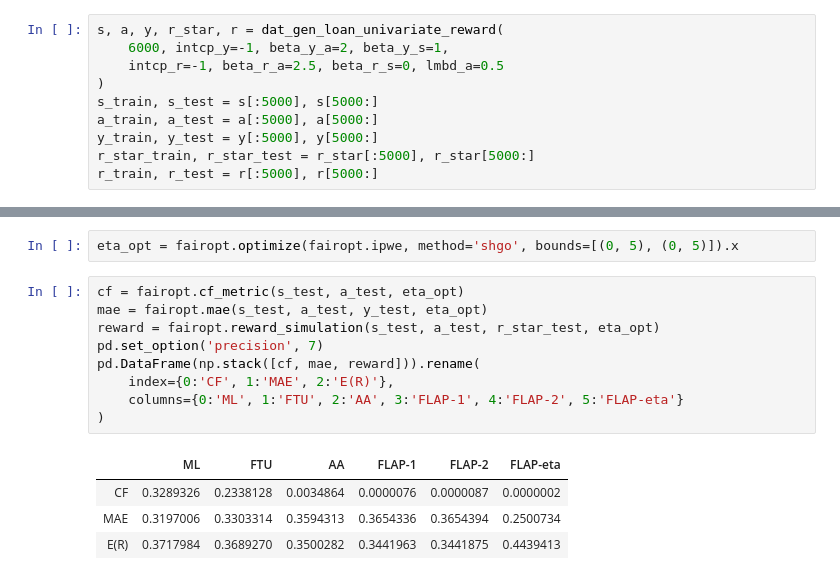
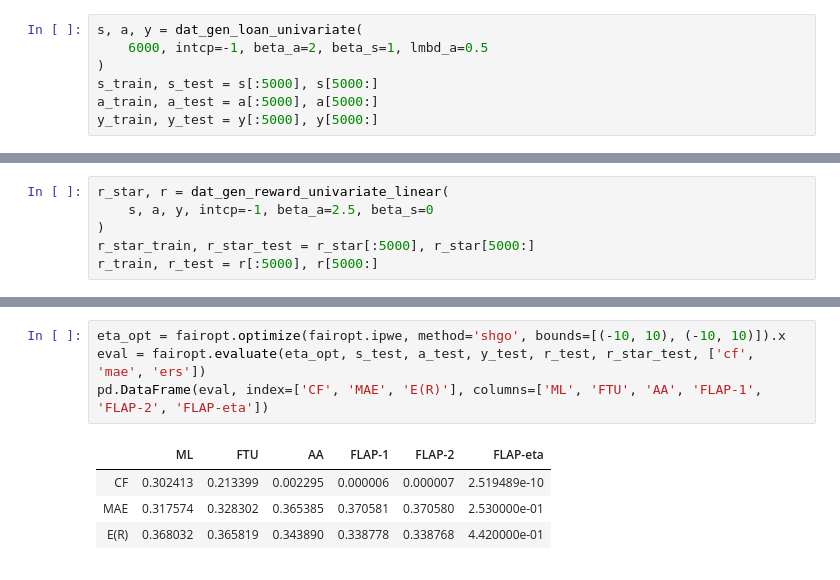
Before and after one commit to ideechy/Fairness-Learning, a Jupyter notebook: fair-optimization.ipynb, the cells around one changed output, grey strips where cells are left out. Cells and saved outputs as stored; diff of their text form.

```diff
--- a/fair-optimization.ipynb
+++ b/fair-optimization.ipynb
@@ -8,10 +11,7 @@ from fairopt import FairOptimization
 # %%
-s, a, y, r_star, r = dat_gen_loan_univariate_reward(
-    6000, intcp_y=-1, beta_y_a=2, beta_y_s=1,
-    intcp_r=-1, beta_r_a=2.5, beta_r_s=0, lmbd_a=0.5
+s, a, y = dat_gen_loan_univariate(
+    6000, intcp=-1, beta_a=2, beta_s=1, lmbd_a=0.5
 )
 s_train, s_test = s[:5000], s[5000:]
 a_train, a_test = a[:5000], a[5000:]
 y_train, y_test = y[:5000], y[5000:]
-r_star_train, r_star_test = r_star[:5000], r_star[5000:]
-r_train, r_test = r[:5000], r[5000:]
@@ -18,2 +20,8 @@ r_train, r_test = r[:5000], r[5000:]
+# %%
+r_star, r = dat_gen_reward_univariate_linear(
+    s, a, y, intcp=-1, beta_a=2.5, beta_s=0
+)
+r_star_train, r_star_test = r_star[:5000], r_star[5000:]
+r_train, r_test = r[:5000], r[5000:]
 # %%
 fairopt = FairOptimization(s_train, a_train, y_train, r_train)
@@ -39,16 +31,9 @@ plt.show()
-# %%
-eta_opt = fairopt.optimize(fairopt.ipwe, method='shgo', bounds=[(0, 5), (0, 5)]).x
 # %%
-cf = fairopt.cf_metric(s_test, a_test, eta_opt)
-mae = fairopt.mae(s_test, a_test, y_test, eta_opt)
-reward = fairopt.reward_simulation(s_test, a_test, r_star_test, eta_opt)
-pd.set_option('precision', 7)
-pd.DataFrame(np.stack([cf, mae, reward])).rename(
-    index={0:'CF', 1:'MAE', 2:'E(R)'},
-    columns={0:'ML', 1:'FTU', 2:'AA', 3:'FLAP-1', 4:'FLAP-2', 5:'FLAP-eta'}
-)
+eta_opt = fairopt.optimize(fairopt.ipwe, method='shgo', bounds=[(-10, 10), (-10, 10)]).x
+eval = fairopt.evaluate(eta_opt, s_test, a_test, y_test, r_test, r_star_test, ['cf', 'mae', 'ers'])
+pd.DataFrame(eval, index=['CF', 'MAE', 'E(R)'], columns=['ML', 'FTU', 'AA', 'FLAP-1', 'FLAP-2', 'FLAP-eta'])
 # %% [output]
 |  | ML | FTU | AA | FLAP-1 | FLAP-2 | FLAP-eta |
-| CF | 0.3289326 | 0.2338128 | 0.0034864 | 0.0000076 | 0.0000087 | 0.0000002 |
-| MAE | 0.3197006 | 0.3303314 | 0.3594313 | 0.3654336 | 0.3654394 | 0.2500734 |
-| E(R) | 0.3717984 | 0.3689270 | 0.3500282 | 0.3441963 | 0.3441875 | 0.4439413 |
+| CF | 0.302413 | 0.213399 | 0.002295 | 0.000006 | 0.000007 | 2.519489e-10 |
+| MAE | 0.317574 | 0.328302 | 0.365385 | 0.370581 | 0.370580 | 2.530000e-01 |
+| E(R) | 0.368032 | 0.365819 | 0.343890 | 0.338778 | 0.338768 | 4.420000e-01 |
```
Also changed, not shown: parts of 24 cells of this notebook, 6 other files.
